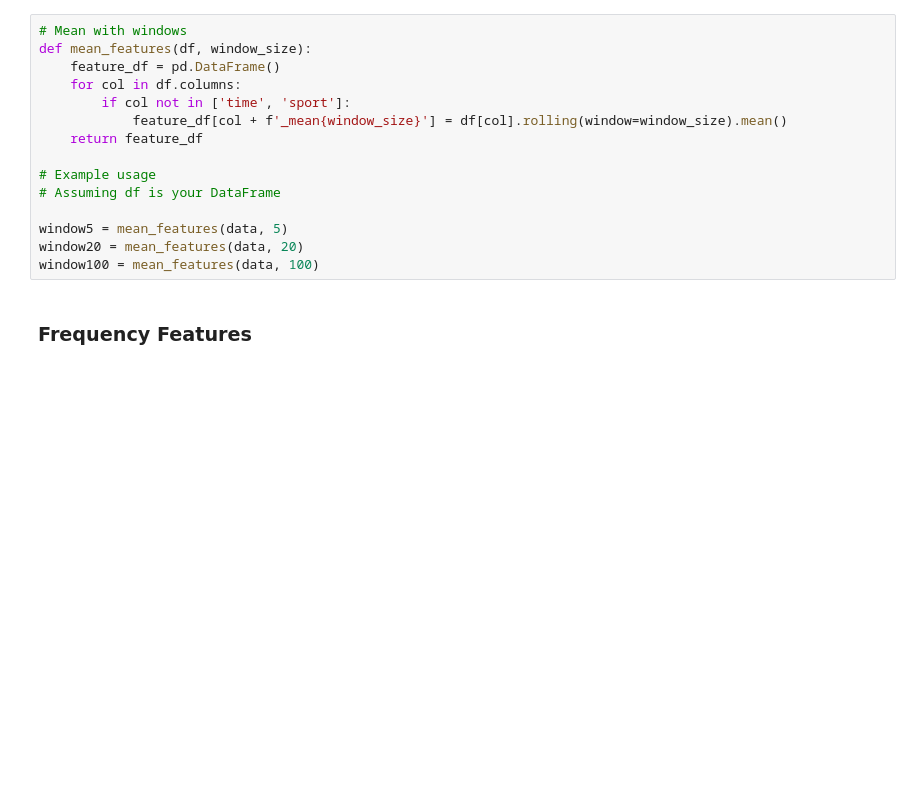
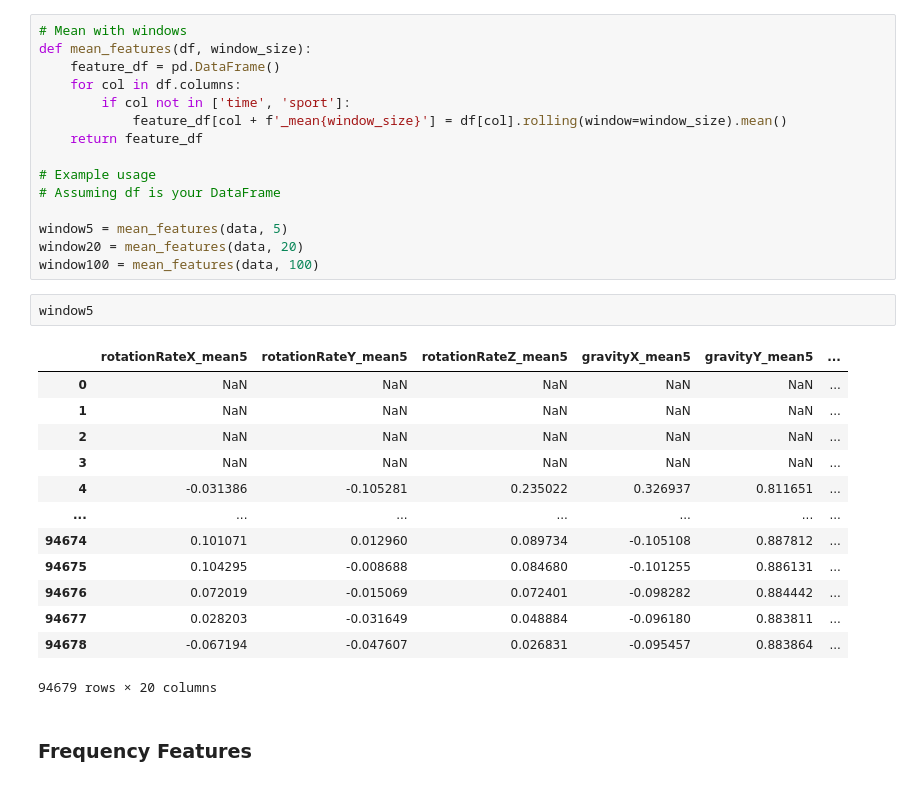
Before and after one commit to Alvarodelamaza/fitness_ml, a Jupyter notebook: feature_engineering.ipynb, the cells around one changed output. Drawn from its saved outputs; the diff is of its cells as text; blank space fills up the shorter version.

```diff
--- a/feature_engineering.ipynb
+++ b/feature_engineering.ipynb
@@ -99,6 +169,22 @@ def mean_features(df, window_size):
 window5 = mean_features(data, 5)
 window20 = mean_features(data, 20)
 window100 = mean_features(data, 100)
+# %%
+window5
+# %% [output]
+|  | rotationRateX_mean5 | rotationRateY_mean5 | rotationRateZ_mean5 | gravityX_mean5 | gravityY_mean5 | ... |
+| 0 | NaN | NaN | NaN | NaN | NaN | ... |
+| 1 | NaN | NaN | NaN | NaN | NaN | ... |
+| 2 | NaN | NaN | NaN | NaN | NaN | ... |
+| 3 | NaN | NaN | NaN | NaN | NaN | ... |
+| 4 | -0.031386 | -0.105281 | 0.235022 | 0.326937 | 0.811651 | ... |
+| ... | ... | ... | ... | ... | ... | ... |
+| 94674 | 0.101071 | 0.012960 | 0.089734 | -0.105108 | 0.887812 | ... |
+| 94675 | 0.104295 | -0.008688 | 0.084680 | -0.101255 | 0.886131 | ... |
+| 94676 | 0.072019 | -0.015069 | 0.072401 | -0.098282 | 0.884442 | ... |
+| 94677 | 0.028203 | -0.031649 | 0.048884 | -0.096180 | 0.883811 | ... |
+| 94678 | -0.067194 | -0.047607 | 0.026831 | -0.095457 | 0.883864 | ... |
+94679 rows × 20 columns
 # %% [markdown]
 ### Frequency Features
 # %%
```
Also changed, not shown: parts of 6 cells of this notebook, 6 other files.
